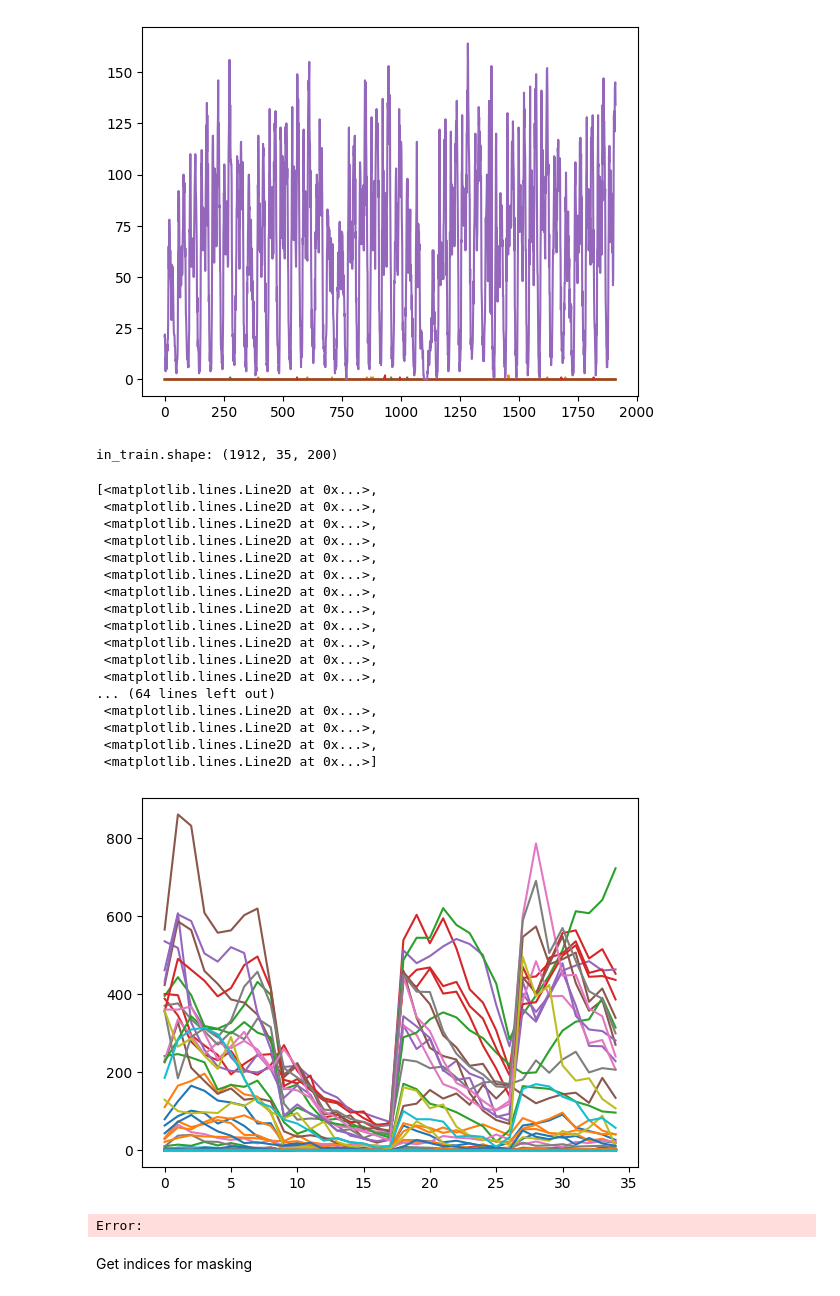
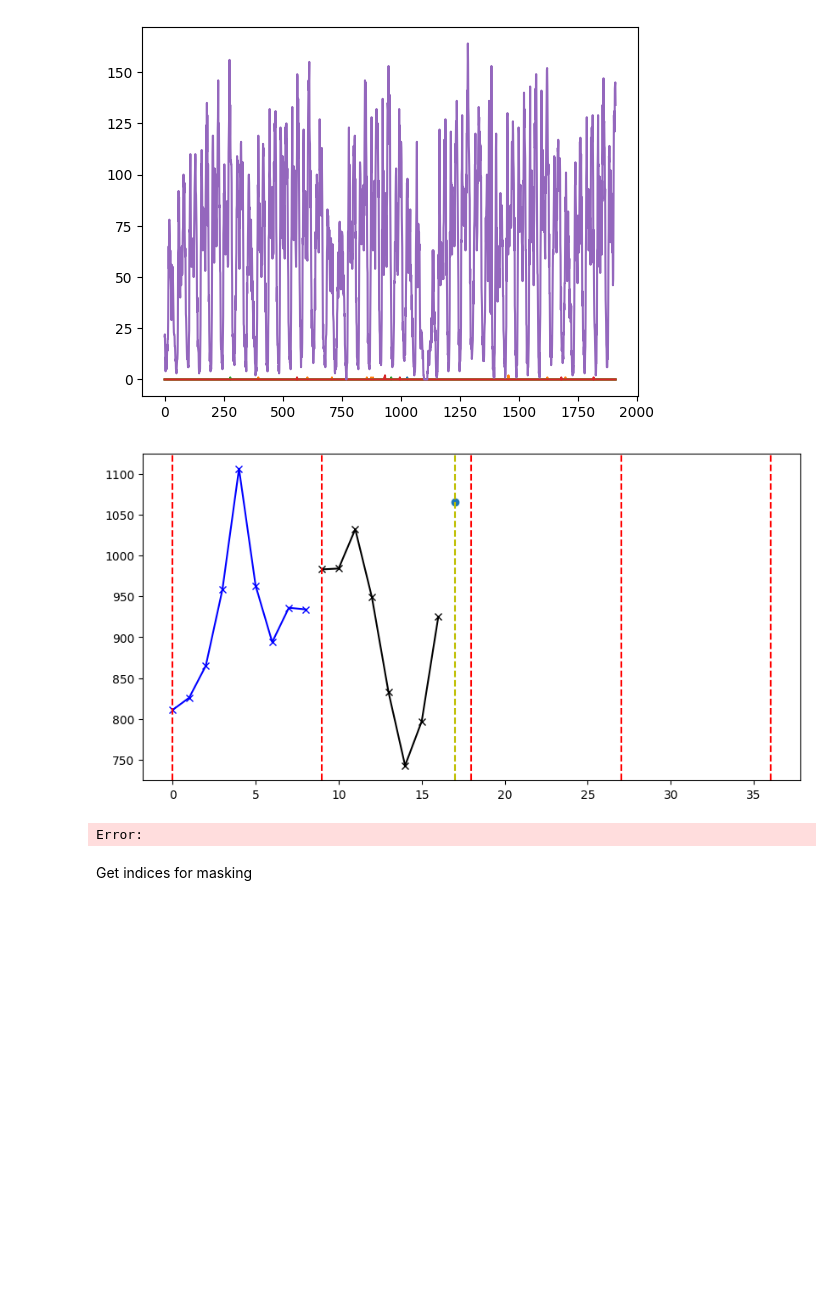
Before and after one commit to omerAJ/Hyb-STEX, a Jupyter notebook: view_dataset.ipynb, the cells around one changed output. Saved outputs shown, nothing was run; the diff lists cells and outputs as text; code cells hidden in the pictures; blank space fills up the shorter version.

```diff
--- a/view_dataset.ipynb
+++ b/view_dataset.ipynb
@@ -375,38 +376,40 @@ in_train.shape: (1912, 200)
  <matplotlib.lines.Line2D at 0x...>,
  <matplotlib.lines.Line2D at 0x...>]
 [figure]
-# %%
-import numpy as np
-x_train = np.load(r'E:\estudy\ST-SSL\code\ST-SSL\data\NYCTaxi\train.npz')["x"]
-y_train = np.load(r'E:\estudy\ST-SSL\code\ST-SSL\data\NYCTaxi\train.npz')["y"]
-
-in_train = x_train[:, :, :, 0]
-
-# in_train = np.squeeze(in_train, axis=1)
-print(f"in_train.shape: {in_train.shape}")
-import matplotlib.pyplot as plt
-plt.plot(in_train[0, :, 0:80])
-# %% [output]
-in_train.shape: (1912, 35, 200)
-[<matplotlib.lines.Line2D at 0x...>,
- <matplotlib.lines.Line2D at 0x...>,
- <matplotlib.lines.Line2D at 0x...>,
- <matplotlib.lines.Line2D at 0x...>,
- <matplotlib.lines.Line2D at 0x...>,
- <matplotlib.lines.Line2D at 0x...>,
- <matplotlib.lines.Line2D at 0x...>,
- <matplotlib.lines.Line2D at 0x...>,
- <matplotlib.lines.Line2D at 0x...>,
- <matplotlib.lines.Line2D at 0x...>,
- <matplotlib.lines.Line2D at 0x...>,
- <matplotlib.lines.Line2D at 0x...>,
-... (64 lines left out)
- <matplotlib.lines.Line2D at 0x...>,
- <matplotlib.lines.Line2D at 0x...>,
- <matplotlib.lines.Line2D at 0x...>,
- <matplotlib.lines.Line2D at 0x...>]
-[figure, removed]
-Error:
+# %%
+import matplotlib.pyplot as plt
+import numpy as np
+
+x_train = np.load(r'D:\omer\ST-SSL\data\BJTaxi\train.npz')["x"]
+y_train = np.load(r'D:\omer\ST-SSL\data\BJTaxi\train.npz')["y"]
+
+# Preparing the data
+in_train = x_train[:, -17:35, :, 0]
+in_train_pred = y_train[:, :, :, 0]
+
+# view1B = view1[:, :8, :, :]
+# view1A = view1[:, 8:17, :, :]
+# Plotting
+plt.figure(figsize=(10, 5))  # Set figure size for better visibility
+# Plot first 9 points in blue
+node=375
+sample = 370
+plt.plot(in_train[sample, :9, node], "x-", color='blue')
+# Plot last 8 points in black
+plt.plot(range(9, 17), in_train[sample, 9:17, node], "x-", color='black')
+
+# Plot prediction point with an 'o'
+plt.plot(17, in_train_pred[sample, :, node], "o")
+
+# Add vertical lines 9 samples apart and at index 17
+for i in range(0, 37, 9):
+    plt.axvline(x=i, color='r', linestyle='--')
+plt.axvline(x=17, color='y', linestyle='--')
+
+plt.show()
+# %% [output]
+[figure, added]
+Error:
 # %% [markdown]
 Get indices for masking
 # %%
```
Also changed, not shown: parts of 1 cell of this notebook, 12 other files.
